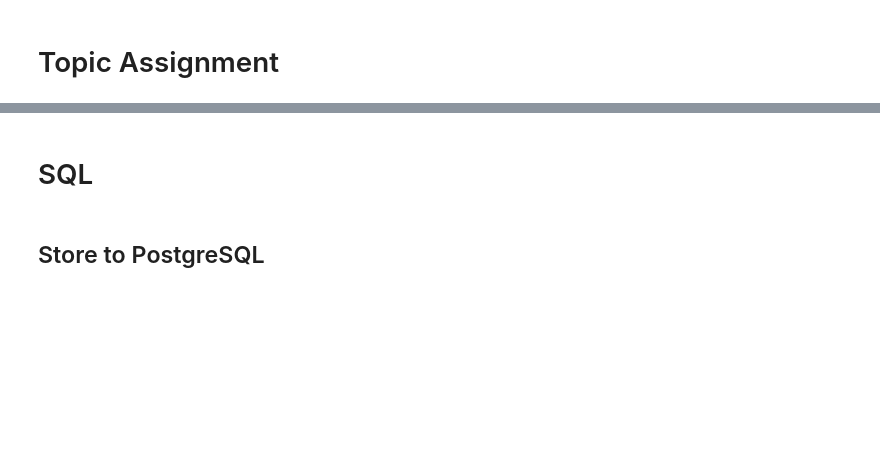
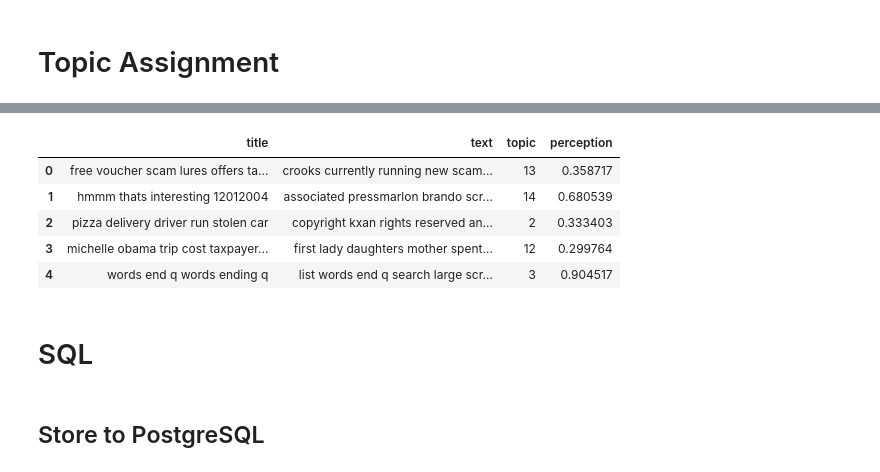
Before and after one commit to DavidKai1999/Stats-170-project, a Jupyter notebook: dataset_preprocessing/Topic Modeling.ipynb, the cells around one changed output, grey strips where cells are left out. Saved outputs shown, nothing was run; the diff lists cells and outputs as text; code cells hidden in the pictures; blank space fills up the shorter version.

```diff
--- a/dataset_preprocessing/Topic Modeling.ipynb
+++ b/dataset_preprocessing/Topic Modeling.ipynb
@@ -231,3 +227,13 @@ new_df.head()
+# %%
+new_df = df.assign(topic=Dominant_Topic,perception = Perc_Contribution)
+new_df.head()
+# %% [output]
+|  | title | text | topic | perception |
+| 0 | free voucher scam lures offers ta... | crooks currently running new scam... | 13 | 0.358717 |
+| 1 | hmmm thats interesting 12012004 | associated pressmarlon brando scr... | 14 | 0.680539 |
+| 2 | pizza delivery driver run stolen car | copyright kxan rights reserved an... | 2 | 0.333403 |
+| 3 | michelle obama trip cost taxpayer... | first lady daughters mother spent... | 12 | 0.299764 |
+| 4 | words end q words ending q | list words end q search large scr... | 3 | 0.904517 |
 # %% [markdown]
 # SQL
 # %%
```
Also changed, not shown: parts of 19 cells of this notebook, 2 other files.
